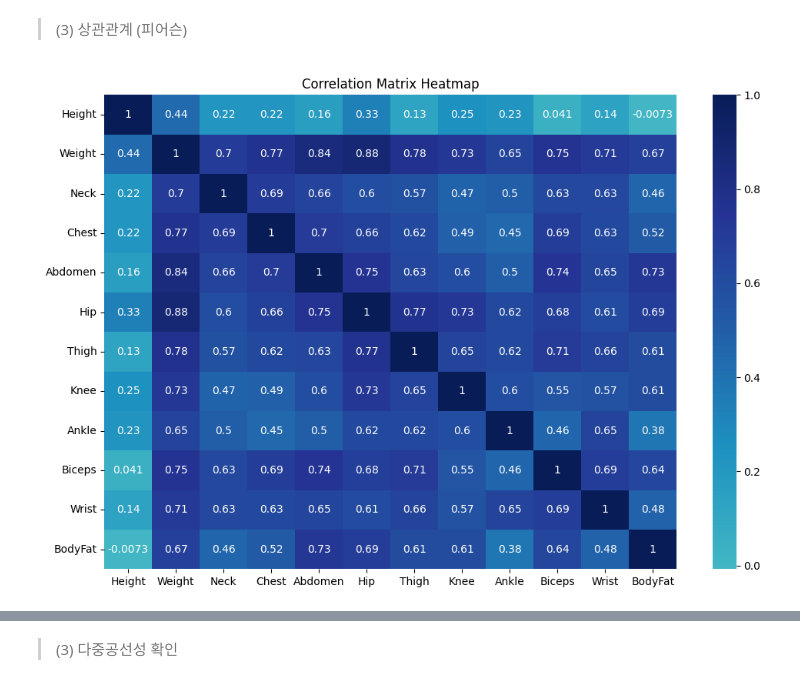
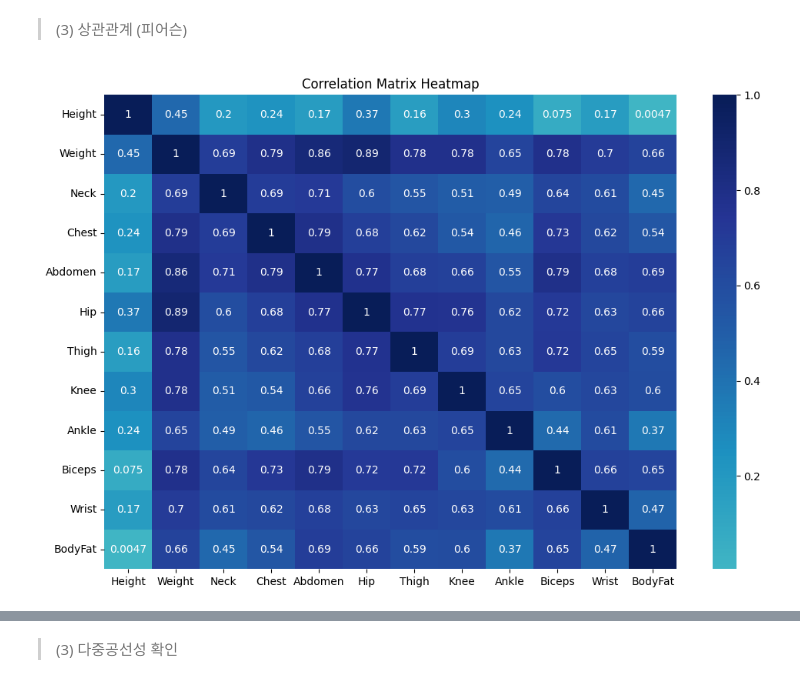
Before and after one commit to Kmjng/BodyFat-Predict, a Jupyter notebook: BodyFat_통계분석_정리.ipynb, the cells around one changed output, grey strips where cells are left out. Drawn from its saved outputs; the diff is of its cells as text; code cells hidden in the pictures.

```diff
--- a/BodyFat_통계분석_정리.ipynb
+++ b/BodyFat_통계분석_정리.ipynb
@@ -77,26 +77,26 @@ strong multicollinearity or other numerical problems.
 # %%
 import pandas as pd
 import seaborn as sns
 import matplotlib.pyplot as plt
 import numpy as np
 
 df = pd.read_csv(file)
 df = df[['Height','Weight','Neck','Chest','Abdomen','Hip','Thigh','Knee','Ankle','Biceps','Wrist','BodyFat']]
 X = df.drop('BodyFat', axis = 1)
 y = df.BodyFat
 # X와 y를 하나의 데이터프레임으로 합침
 data = pd.concat([X, y], axis=1)
 
 # 상관관계 행렬 계산
-corr_matrix = data.corr()
+corr_matrix = data.corr(method='spearman')
 
 # 히트맵 생성
 plt.figure(figsize=(12, 8))
 sns.heatmap(corr_matrix, annot=True, cmap='YlGnBu', center=0)
 plt.title('Correlation Matrix Heatmap')
 plt.show()
 # %% [output]
-[figure, old version]
+[figure, new version]
 # %%
 import pandas as pd
 import seaborn as sns
```
Also changed, not shown: parts of 1 cell of this notebook.
